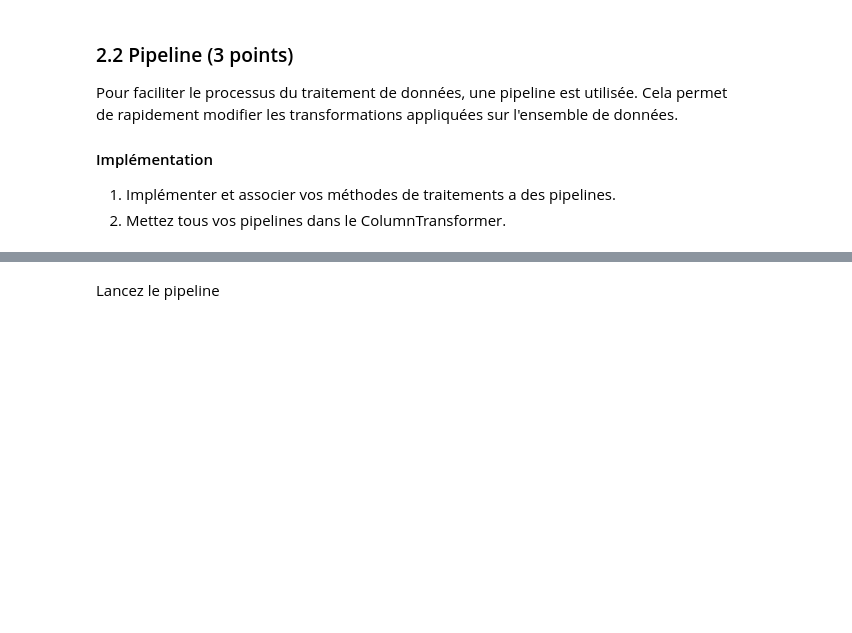
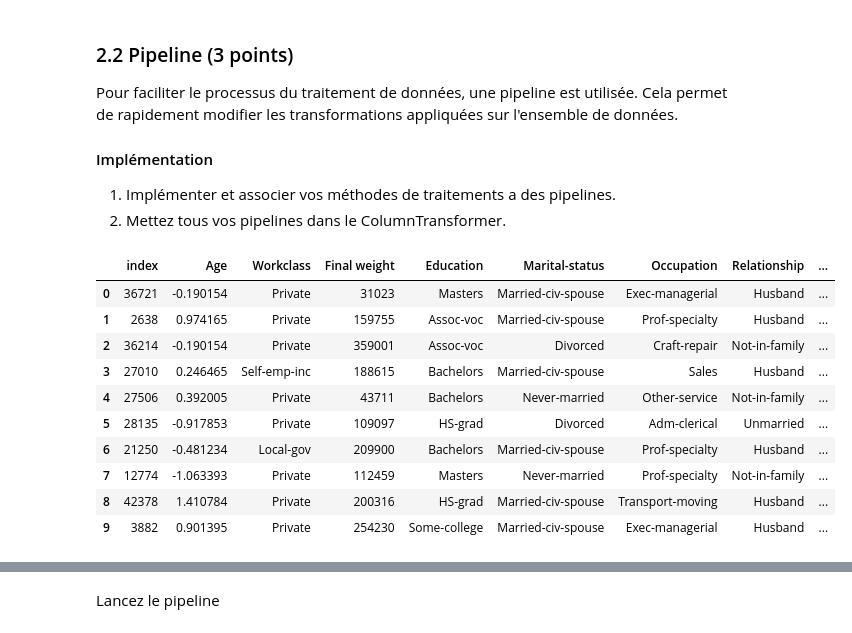
Before and after one commit to treque/aimethods, a Jupyter notebook: TP3_INF8215.ipynb, the cells around one changed output, grey strips where cells are left out. Cells and saved outputs as stored; diff of their text form; code cells hidden in the pictures; blank space fills up the shorter version.

```diff
--- a/TP3_INF8215.ipynb
+++ b/TP3_INF8215.ipynb
@@ -665,0 +759,17 @@ class LabelEncoderP(LabelEncoder):
+# %%
+label = LabelEncoder()
+X_train['Sex'] = label.fit_transform(X_train['Sex'].values)
+X_test['Sex'] = label.transform(X_test['Sex'].values)
+X_train.head(10)
+# %% [output]
+|  | index | Age | Workclass | Final weight | Education | Marital-status | Occupation | Relationship | ... |
+| 0 | 36721 | -0.190154 | Private | 31023 | Masters | Married-civ-spouse | Exec-managerial | Husband | ... |
+| 1 | 2638 | 0.974165 | Private | 159755 | Assoc-voc | Married-civ-spouse | Prof-specialty | Husband | ... |
+| 2 | 36214 | -0.190154 | Private | 359001 | Assoc-voc | Divorced | Craft-repair | Not-in-family | ... |
+| 3 | 27010 | 0.246465 | Self-emp-inc | 188615 | Bachelors | Married-civ-spouse | Sales | Husband | ... |
+| 4 | 27506 | 0.392005 | Private | 43711 | Bachelors | Never-married | Other-service | Not-in-family | ... |
+| 5 | 28135 | -0.917853 | Private | 109097 | HS-grad | Divorced | Adm-clerical | Unmarried | ... |
+| 6 | 21250 | -0.481234 | Local-gov | 209900 | Bachelors | Married-civ-spouse | Prof-specialty | Husband | ... |
+| 7 | 12774 | -1.063393 | Private | 112459 | Masters | Never-married | Prof-specialty | Not-in-family | ... |
+| 8 | 42378 | 1.410784 | Private | 200316 | HS-grad | Married-civ-spouse | Transport-moving | Husband | ... |
+| 9 | 3882 | 0.901395 | Private | 254230 | Some-college | Married-civ-spouse | Exec-managerial | Husband | ... |
```
Also changed, not shown: parts of 11 cells of this notebook.
